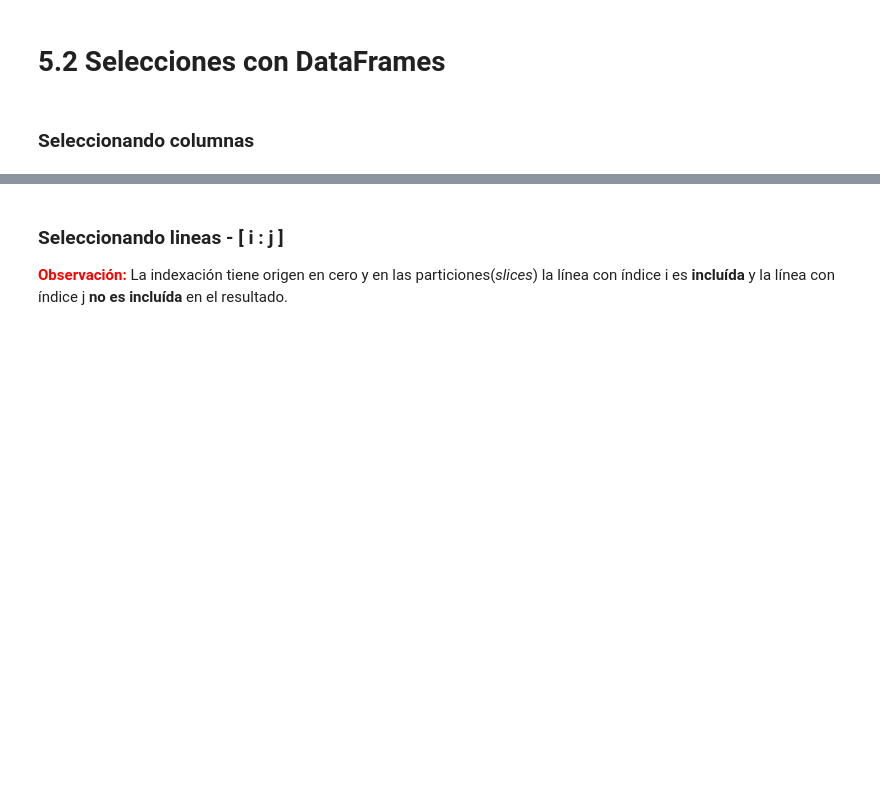
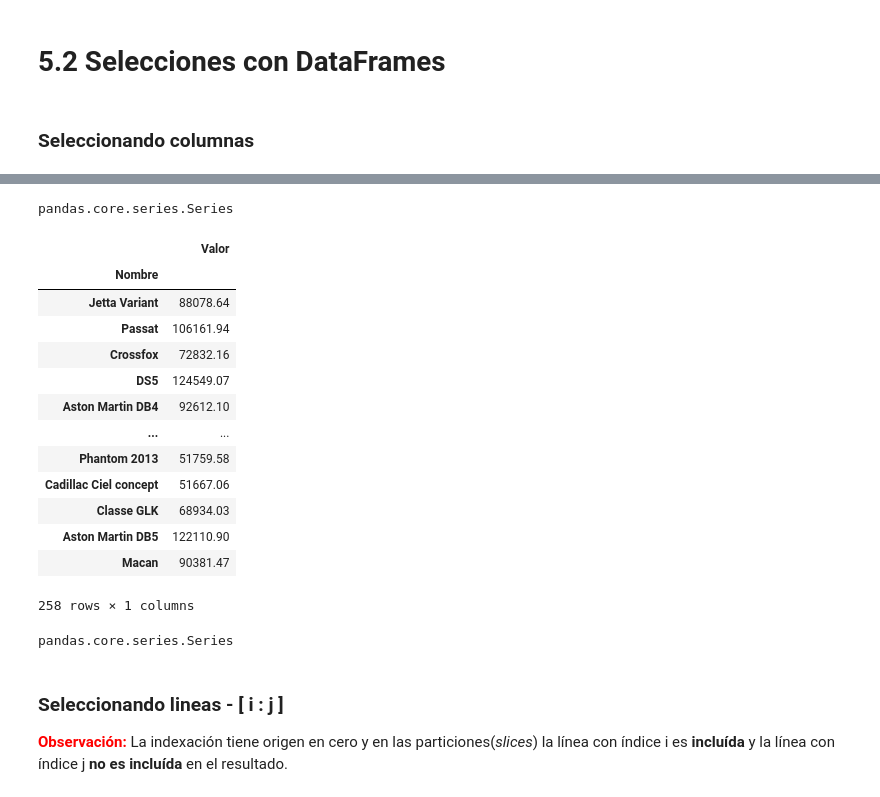
Before and after one commit to jota29-prog/1842-html-validaciones, a Jupyter notebook: Python_para_Data_Science_Pandas.ipynb, the cells around one changed output, grey strips where cells are left out. Saved outputs shown, nothing was run; the diff lists cells and outputs as text; code cells hidden in the pictures; blank space fills up the shorter version.

```diff
--- a/Python_para_Data_Science_Pandas.ipynb
+++ b/Python_para_Data_Science_Pandas.ipynb
@@ -748,3 +802,28 @@ datos = {
+# %%
+type (dataset['Valor'])
+# %% [output]
+pandas.core.series.Series
+# %%
+dataset[['Valor']]
+# %% [output]
+|  | Valor |
+| Nombre |  |
+| Jetta Variant | 88078.64 |
+| Passat | 106161.94 |
+| Crossfox | 72832.16 |
+| DS5 | 124549.07 |
+| Aston Martin DB4 | 92612.10 |
+| ... | ... |
+| Phantom 2013 | 51759.58 |
+| Cadillac Ciel concept | 51667.06 |
+| Classe GLK | 68934.03 |
+| Aston Martin DB5 | 122110.90 |
+| Macan | 90381.47 |
+258 rows × 1 columns
+# %%
+type(dataset['Valor'])
+# %% [output]
+pandas.core.series.Series
 # %% [markdown]
 ### Seleccionando lineas - [ i : j ]
 
```
Also changed, not shown: parts of 6 cells of this notebook.
